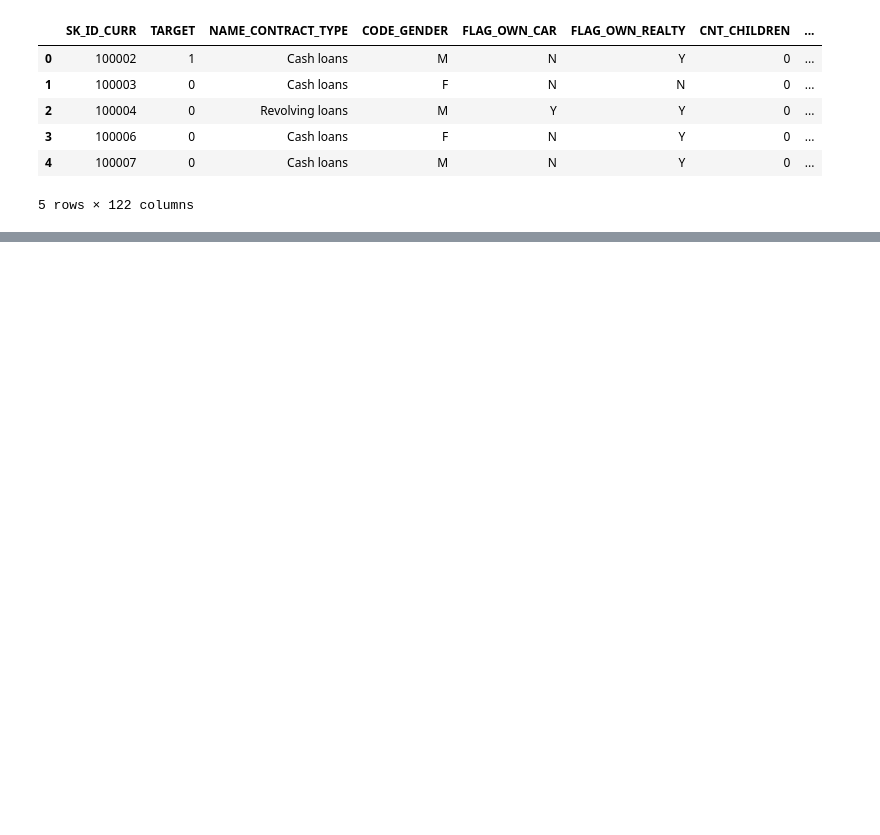
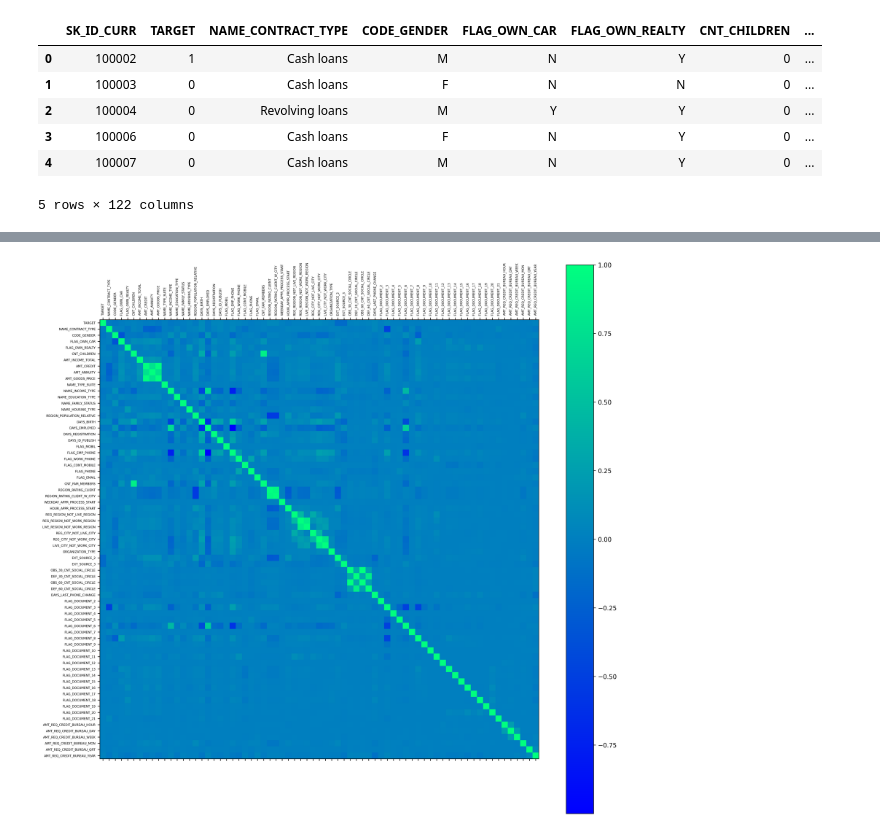
Before and after one commit to Hitstar53/AIML-Practicals, a Jupyter notebook: Exp6/exp6.ipynb, the cells around one changed output, grey strips where cells are left out. Saved outputs shown, nothing was run; the diff lists cells and outputs as text; code cells hidden in the pictures; blank space fills up the shorter version.

```diff
--- a/Exp6/exp6.ipynb
+++ b/Exp6/exp6.ipynb
@@ -26,0 +88,4 @@ df.head()
+# %%
+df.to_csv("bank-loan-processed.csv", index=False)
+new_df = pd.read_csv("bank-loan-processed.csv", sep=",")
+new_df.head()
@@ -26,0 +116,14 @@ df.head()
+# %%
+# heatmap
+import matplotlib.pyplot as plt
+plt.matshow(new_df.corr(), cmap="winter")
+plt.colorbar()
+plt.xticks(np.arange(len(new_df.columns)), new_df.columns, rotation=90, fontsize=5)
+plt.yticks(np.arange(len(new_df.columns)), new_df.columns, fontsize=5)
+plt.rcParams["figure.figsize"] = [20,20]
+plt.rcParams["figure.dpi"] = 300
+plt.draw()
+plt.savefig("heatmap.png", dpi=300, bbox_inches='tight')
+plt.show()
+# %% [output]
+[figure, added]
```
Also changed, not shown: parts of 9 cells of this notebook, 4 other files.
